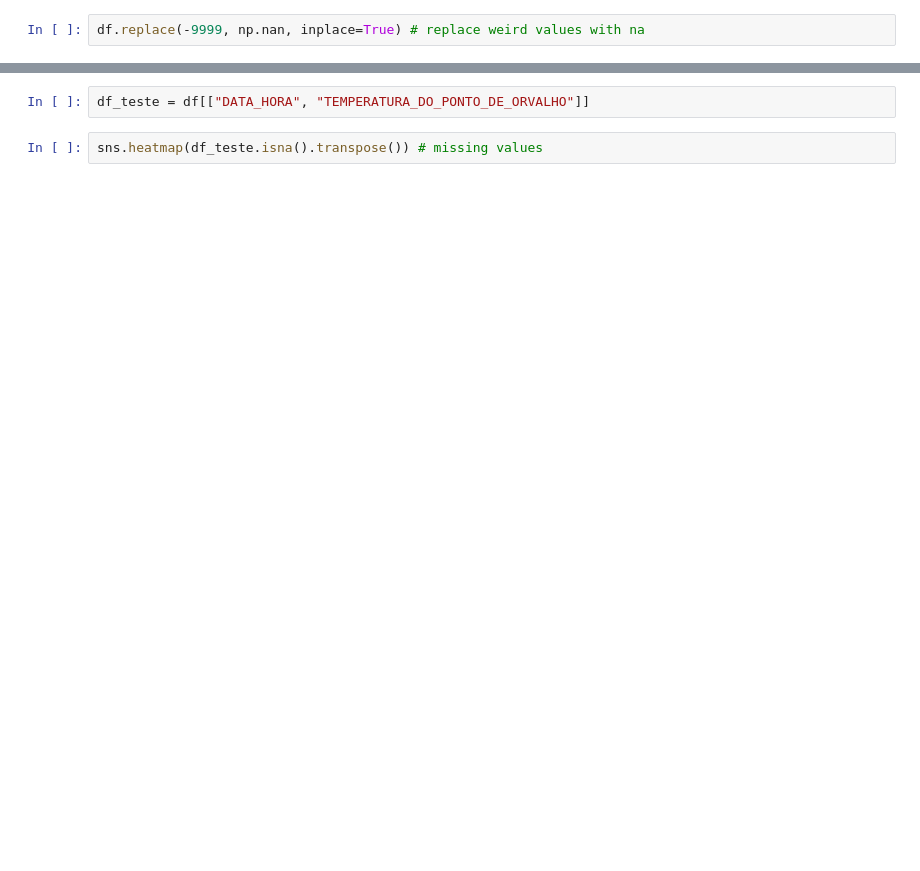
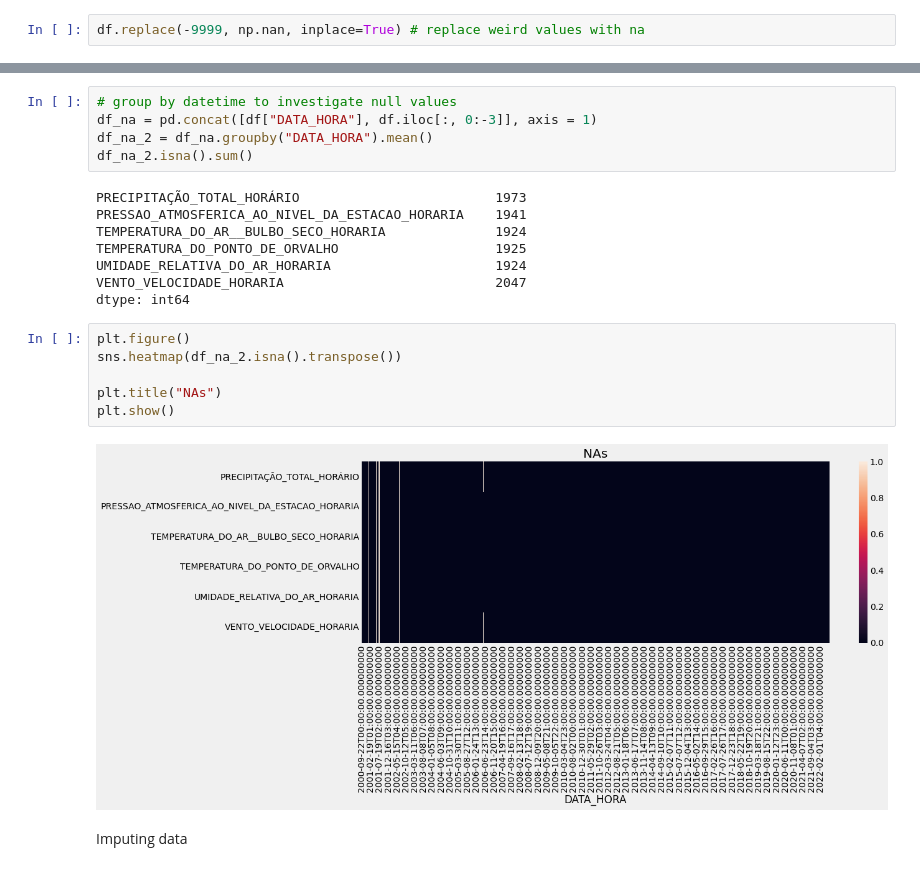
Before and after one commit to matheus-vizzotto/projecao_demanda_eletrica, a Jupyter notebook: data/eda_weather.ipynb, the cells around one changed output, grey strips where cells are left out. Cells and saved outputs as stored; diff of their text form; blank space fills up the shorter version.

```diff
--- a/data/eda_weather.ipynb
+++ b/data/eda_weather.ipynb
@@ -64,7 +89,26 @@ ESTACAO                                                  0
 UF                                                       0
 DATA_HORA                                                0
 dtype: int64
-# %%
-df_teste = df[["DATA_HORA", "TEMPERATURA_DO_PONTO_DE_ORVALHO"]]
-# %%
-sns.heatmap(df_teste.isna().transpose()) # missing values
+# %%
+# group by datetime to investigate null values
+df_na = pd.concat([df["DATA_HORA"], df.iloc[:, 0:-3]], axis = 1)
+df_na_2 = df_na.groupby("DATA_HORA").mean()
+df_na_2.isna().sum()
+# %% [output]
+PRECIPITAÇÃO_TOTAL_HORÁRIO                         1973
+PRESSAO_ATMOSFERICA_AO_NIVEL_DA_ESTACAO_HORARIA    1941
+TEMPERATURA_DO_AR__BULBO_SECO_HORARIA              1924
+TEMPERATURA_DO_PONTO_DE_ORVALHO                    1925
+UMIDADE_RELATIVA_DO_AR_HORARIA                     1924
+VENTO_VELOCIDADE_HORARIA                           2047
+dtype: int64
+# %%
+plt.figure()
+sns.heatmap(df_na_2.isna().transpose())
+
+plt.title("NAs")
+plt.show()
+# %% [output]
+[figure, added]
+# %% [markdown]
+Imputing data
```
Also changed, not shown: parts of 17 cells of this notebook.
